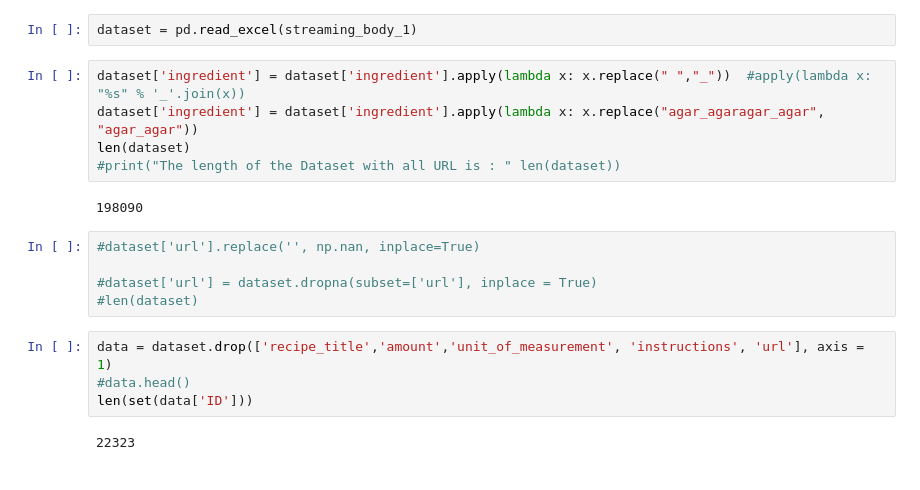
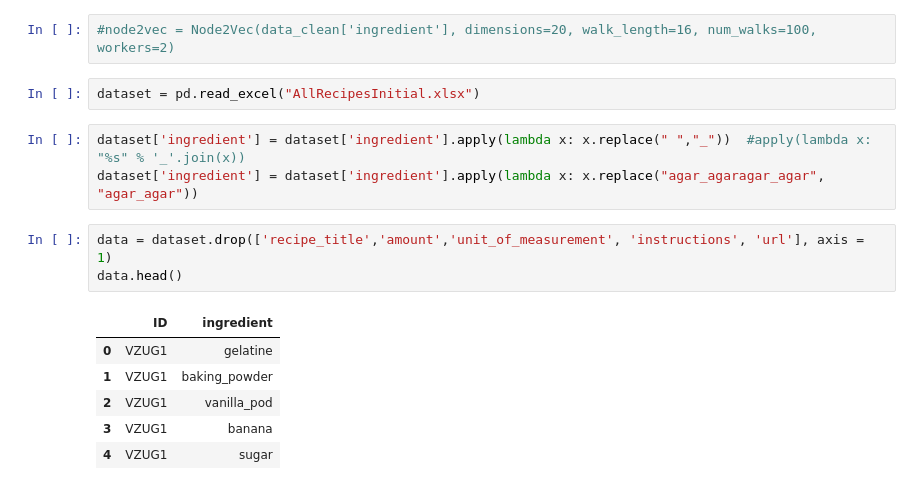
Before and after one commit to reetu20202/NLP-Predicting-recipe-substitute, a Jupyter notebook: Recipe_Node2vec.ipynb, the cells around one changed output. Saved outputs shown, nothing was run; the diff lists cells and outputs as text.

```diff
--- a/Recipe_Node2vec.ipynb
+++ b/Recipe_Node2vec.ipynb
@@ -48,21 +27,18 @@ if not hasattr(streaming_body_1, "__iter__"): streaming_body_1.__iter__ = types.
+# %%
+#node2vec = Node2Vec(data_clean['ingredient'], dimensions=20, walk_length=16, num_walks=100, workers=2)
 # %%
-dataset = pd.read_excel(streaming_body_1)
+dataset = pd.read_excel("AllRecipesInitial.xlsx")
 # %%
 dataset['ingredient'] = dataset['ingredient'].apply(lambda x: x.replace(" ","_"))  #apply(lambda x: "%s" % '_'.join(x))
 dataset['ingredient'] = dataset['ingredient'].apply(lambda x: x.replace("agar_agaragar_agar", "agar_agar"))
-len(dataset)
-#print("The length of the Dataset with all URL is : " len(dataset))
-# %% [output]
-198090
-# %%
-#dataset['url'].replace('', np.nan, inplace=True)
-
-#dataset['url'] = dataset.dropna(subset=['url'], inplace = True)
-#len(dataset)
 # %%
 data = dataset.drop(['recipe_title','amount','unit_of_measurement', 'instructions', 'url'], axis = 1)
-#data.head()
-len(set(data['ID']))
+data.head()
 # %% [output]
-22323
+|  | ID | ingredient |
+| 0 | VZUG1 | gelatine |
+| 1 | VZUG1 | baking_powder |
+| 2 | VZUG1 | vanilla_pod |
+| 3 | VZUG1 | banana |
+| 4 | VZUG1 | sugar |
 # %%
```
Also changed, not shown: parts of 16 cells of this notebook, 5 other files.
